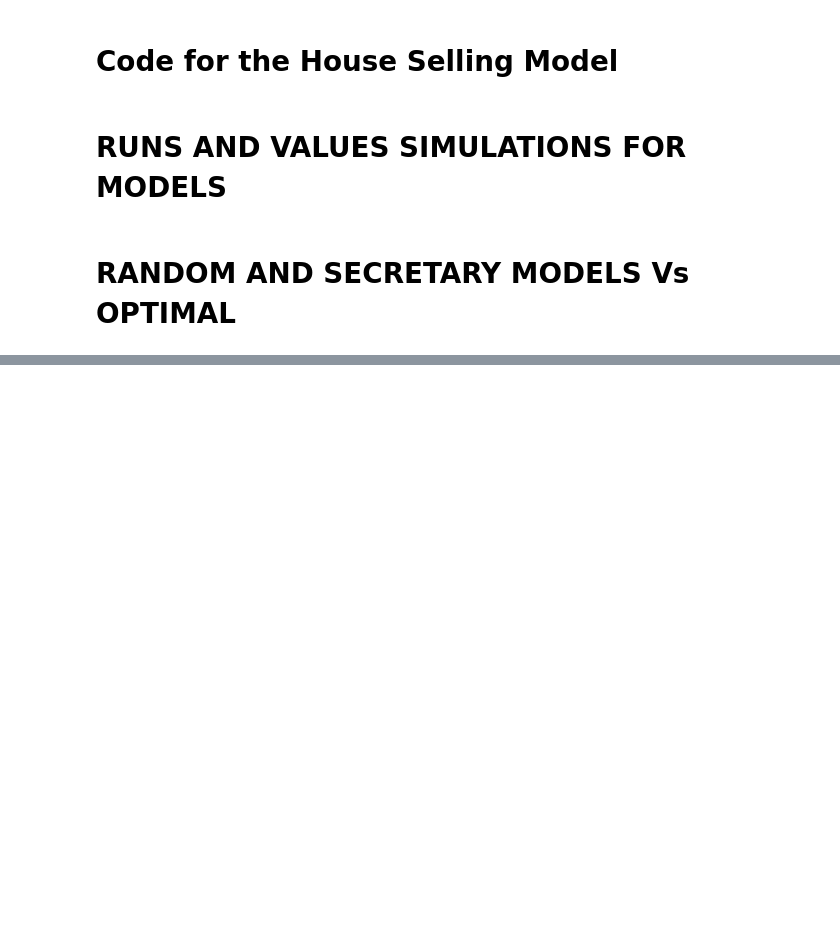
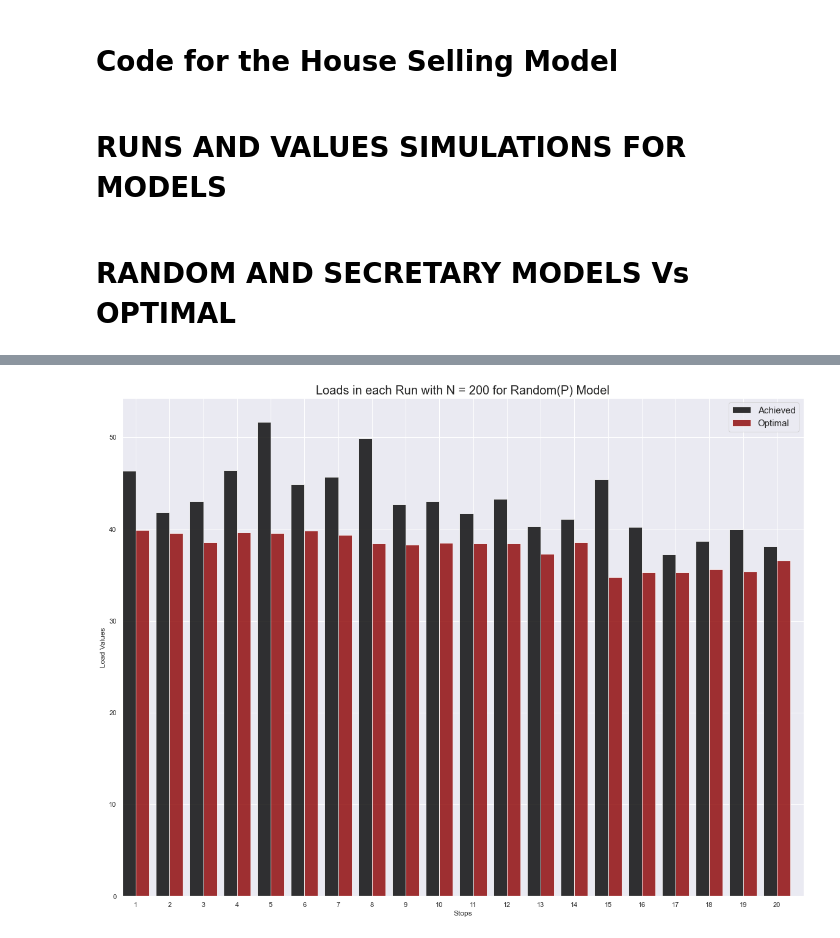
Before and after one commit to podyssea/Optimal-Stopping-Theory-Models, a Jupyter notebook: build/tool.ipynb, the cells around one changed output, grey strips where cells are left out. Cells and saved outputs as stored; diff of their text form; code cells hidden in the pictures; blank space fills up the shorter version.

Commit message:
fixing graphs

```diff
--- a/build/tool.ipynb
+++ b/build/tool.ipynb
@@ -102,7 +102,7 @@ def random_prob_model(counter, probability):
     load_differences = np.asarray(load_list) - np.asarray(minimums)
     times_differences = np.array(time_list) - np.array(minimums_times)
 
-    return minimums, load_list, load_differences, minimums_times, time_list, np.absolute(times_differences)
+    return minimums, load_list, load_differences, minimums_times, time_list, times_differences
 # %% [markdown]
 # Code for Secretary Model
 # %%
@@ -161,7 +161,7 @@ def secretary_model(counter):
     times_differences = np.array(time_list) - np.array(minimums_times)
     time_delays = [x - 37 for x in time_list]
 
-    return minimums, load_list, load_differences, minimums_times, time_list, np.absolute(times_differences)
+    return minimums, load_list, load_differences, minimums_times, time_list, times_differences
 # %% [markdown]
 # Code for the House Selling Model
 # %%
@@ -215,7 +215,7 @@ def house_selling_model(counter, r):
     load_differences = np.asarray(load_list) - np.asarray(minimums)
     times_differences = np.array(time_list) - np.array(minimums_times)
 
-    return minimums, load_list, load_differences, minimums_times, time_list, np.absolute(times_differences)
+    return minimums, load_list, load_differences, minimums_times, time_list, times_differences
 # %% [markdown]
 # RUNS AND VALUES SIMULATIONS FOR MODELS
 # %%
@@ -424,13 +420,13 @@ def avg_loads_by_stop(rpb_model, secretary_model, house_selling_model):
     x_ticks_labels = ['Optimal', 'Random(P = 0.05)','Random(P = 0.1)','Random(P = 0.2)','Random(P = 0.3)','Random(P = 0.5)', 'Secretary', 'House Selling']
     plt.xlabel('Models')
     plt.ylabel('Load Values')
-    plt.title('Avg Loads by Stop for each Model for selected Chunk')
+    plt.title('Avg Loads by Stop for each Model for selected Chunk', size=20)
     plt.xticks(np.arange(8) + bar_width, ('Optimal','Random(P = 0.05)','Random(P = 0.1)','Random(P = 0.2)','Random(P = 0.3)','Random(P = 0.5)', 'Secretary', 'House Selling'), rotation = 45)
     for p in ax.patches:
             ax.annotate("%.2f" % p.get_height(), (p.get_x() + p.get_width() / 2., p.get_height()),
                  ha='center', va='center', rotation=0, xytext=(0, 20), textcoords='offset points')
 
-    plt.legend()
+    plt.legend(prop={'size': 15})
 
     #plt.savefig('averages/Averages for chosen N.pdf')
 
@@ -451,7 +447,7 @@ def avg_loads_by_stop(rpb_model, secretary_model, house_selling_model):
     ret[np.where(runs_frame['Mean Load Difference'] == runs_frame['Mean Load Difference'].min())[0][0]].set_color('#404040')
     plt.xlabel('Models')
     plt.ylabel('Load Difference')
-    plt.title('Load Mean Differences')
+    plt.title('Load Mean Differences', size = 20)
     for p in ax1.patches:
             ax1.annotate("%.2f" % p.get_height(), (p.get_x() + p.get_width() / 2., p.get_height()),
                  ha='center', va='center', rotation=0, xytext=(0, 20), textcoords='offset points')
@@ -465,41 +461,41 @@ def avg_loads_by_stop(rpb_model, secretary_model, house_selling_model):
 #These are the Random(P) probability models
 #ALL COMBINATIONS OF CHUNKS AND PROBABILITIES
 #RUN THESE BEFORE PROCEEDING TO ANALYSIS
-# rpb_20 = [random_prob_model(20, 0.05),
-# random_prob_model(20, 0.1),
-# random_prob_model(20, 0.2),
-# random_prob_model(20, 0.3),
-# random_prob_model(20, 0.5)]
+rpb_20 = [random_prob_model(20, 0.05),
+random_prob_model(20, 0.1),
+random_prob_model(20, 0.2),
+random_prob_model(20, 0.3),
+random_prob_model(20, 0.5)]
 
-# rpb_50 = [random_prob_model(50, 0.05),
-# random_prob_model(50, 0.1),
-# random_prob_model(50, 0.2),
-# random_prob_model(50, 0.3),
-# random_prob_model(50, 0.5)]
+rpb_50 = [random_prob_model(50, 0.05),
+random_prob_model(50, 0.1),
+random_prob_model(50, 0.2),
+random_prob_model(50, 0.3),
+random_prob_model(50, 0.5)]
 
-# rpb_80 = [random_prob_model(80, 0.05),
-# random_prob_model(80, 0.1),
-# random_prob_model(80, 0.2),
-# random_prob_model(80, 0.3),
-# random_prob_model(80, 0.5)]
+rpb_80 = [random_prob_model(80, 0.05),
+random_prob_model(80, 0.1),
+random_prob_model(80, 0.2),
+random_prob_model(80, 0.3),
+random_prob_model(80, 0.5)]
 
-# rpb_100 = [random_prob_model(100, 0.05),
-# random_prob_model(100, 0.1),
-# random_prob_model(100, 0.2),
-# random_prob_model(100, 0.3),
-# random_prob_model(100, 0.5)]
+rpb_100 = [random_prob_model(100, 0.05),
+random_prob_model(100, 0.1),
+random_prob_model(100, 0.2),
+random_prob_model(100, 0.3),
+random_prob_model(100, 0.5)]
 
-# rpb_150 = [random_prob_model(150, 0.05),
-# random_prob_model(150, 0.1),
-# random_prob_model(150, 0.2),
-# random_prob_model(150, 0.3),
-# random_prob_model(150, 0.5)]
+rpb_150 = [random_prob_model(150, 0.05),
+random_prob_model(150, 0.1),
+random_prob_model(150, 0.2),
+random_prob_model(150, 0.3),
+random_prob_model(150, 0.5)]
 
-# rpb_200 = [random_prob_model(200, 0.05),
-# random_prob_model(200, 0.1),
-# random_prob_model(200, 0.2),
-# random_prob_model(200, 0.3),
-# random_prob_model(200, 0.5)]
+rpb_200 = [random_prob_model(200, 0.05),
+random_prob_model(200, 0.1),
+random_prob_model(200, 0.2),
+random_prob_model(200, 0.3),
+random_prob_model(200, 0.5)]
 
 
 #EXAMPLES, run the models by changing the chunk number (eg. rpb_200) and the square bracket value for the Probability
@@ -517,8 +513,9 @@ def avg_loads_by_stop(rpb_model, secretary_model, house_selling_model):
 #For the House Selling model define chunks and the factor r (eg r = 0.1)
 
 
-#MODELS
-# randomP_simulation_run(rpb_100[0],100)
-# secretary_simulation_run(100)
-# house_selling_simulation_run(100, 0)
-# avg_loads_by_stop(rpb_50, secretary_model(100), house_selling_model(100, 0.2))
+# #MODELS
+randomP_simulation_run(rpb_200[1],200)
+secretary_simulation_run(200)
+house_selling_simulation_run(200, 0)
+avg_loads_by_stop(rpb_200, secretary_model(200), house_selling_model(200, 0.015))
+# %% [output]
@@ -524,0 +573 @@ def avg_loads_by_stop(rpb_model, secretary_model, house_selling_model):
+[figure, added]
```
Also changed, not shown: parts of 4 cells of this notebook.
